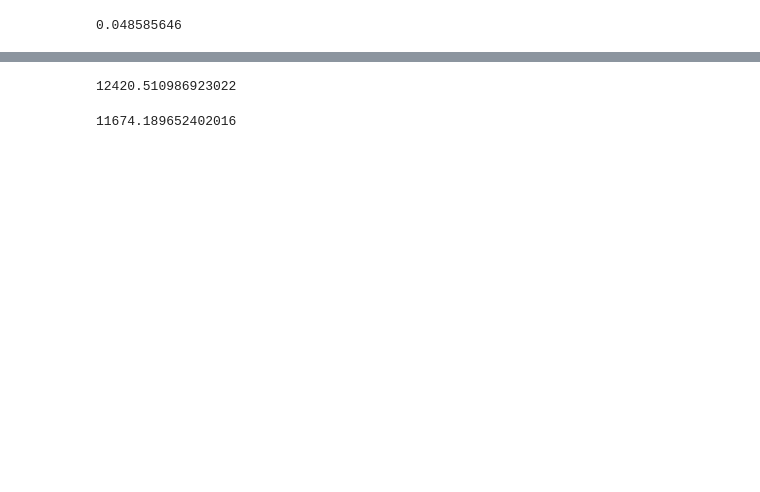
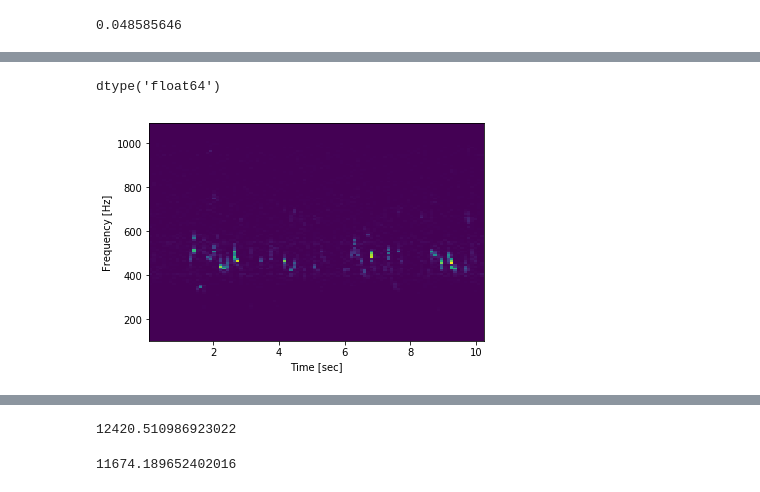
Before and after one commit to rahulgovind/vidmag, a Jupyter notebook: spectrogram.ipynb, the cells around one changed output, grey strips where cells are left out. Saved outputs shown, nothing was run; the diff lists cells and outputs as text; code cells hidden in the pictures; blank space fills up the shorter version.

```diff
--- a/spectrogram.ipynb
+++ b/spectrogram.ipynb
@@ -70,4 +101,23 @@ def generate_spec(samples, sample_rate):
     plt.ylabel('Frequency [Hz]')
     plt.xlabel('Time [sec]')
     plt.show()
+# %%
+filtered.dtype
+# %% [output]
+dtype('float64')
+# %%
+sos = signal.butter(5, (400, 1000), 'bandpass', fs=2200, output='sos')
+filtered = signal.sosfilt(sos, res)
+
+# for fx in np.arange(250, 1000, 50):
+#     sos2 = signal.butter(5, (fx, 1000), 'bandpass', fs=2200, output='sos')
+#     filtered2 = signal.sosfilt(sos2, res)
+#     filtered += filtered2 * 0.4
+
+wav_res = np.clip((32767 * filtered / np.max(filtered)).astype('i2'), -32767, 32767)
+
+generate_spec(wav_res, 2200, max_freq=1100)
+wavfile.write('reconstructed-chips1-mary-voice.wav', 2200, wav_res)
+# %% [output]
+[figure, added]
 # %%
```
Also changed, not shown: parts of 12 cells of this notebook, 3 other files.
